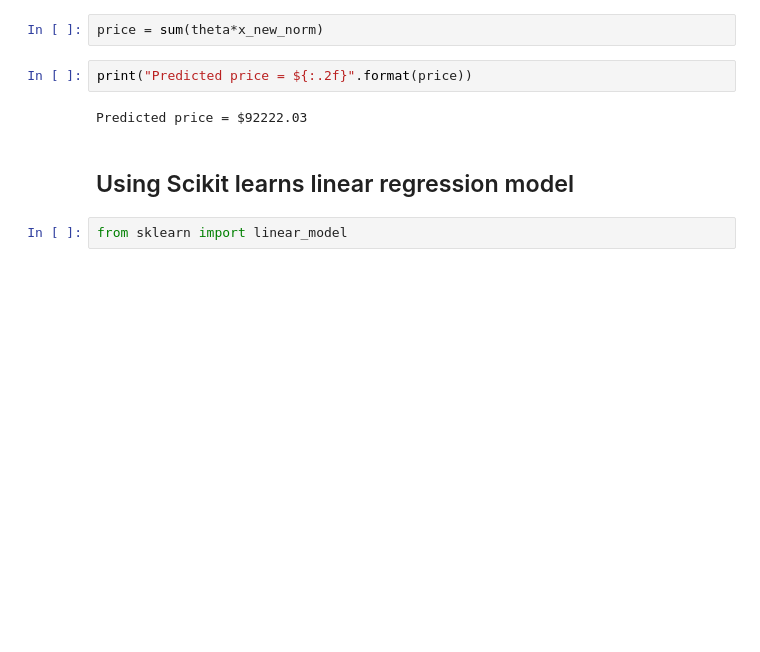
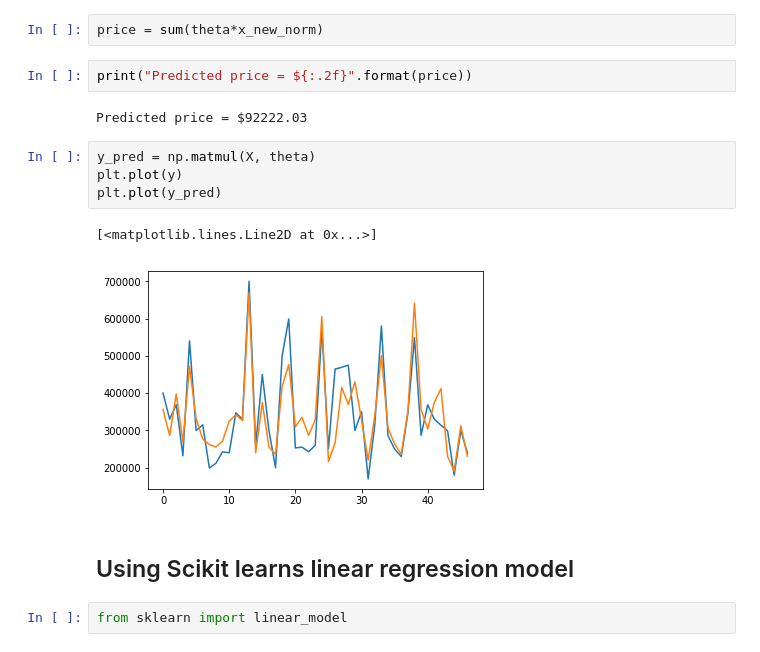
Before and after one commit to AshleySetter/MachineLearningCoursera, a Jupyter notebook: machine-learning-ex1/ex1_python/Linear_Regression_ex1.ipynb, the cells around one changed output. Drawn from its saved outputs; the diff is of its cells as text; blank space fills up the shorter version.

```diff
--- a/machine-learning-ex1/ex1_python/Linear_Regression_ex1.ipynb
+++ b/machine-learning-ex1/ex1_python/Linear_Regression_ex1.ipynb
@@ -233,6 +249,13 @@ price = sum(theta*x_new_norm)
 print("Predicted price = ${:.2f}".format(price))
 # %% [output]
 Predicted price = $92222.03
+# %%
+y_pred = np.matmul(X, theta)
+plt.plot(y)
+plt.plot(y_pred)
+# %% [output]
+[<matplotlib.lines.Line2D at 0x...>]
+[figure, added]
 # %% [markdown]
 ## Using Scikit learns linear regression model
 # %%
```
Also changed, not shown: parts of 13 cells of this notebook.
